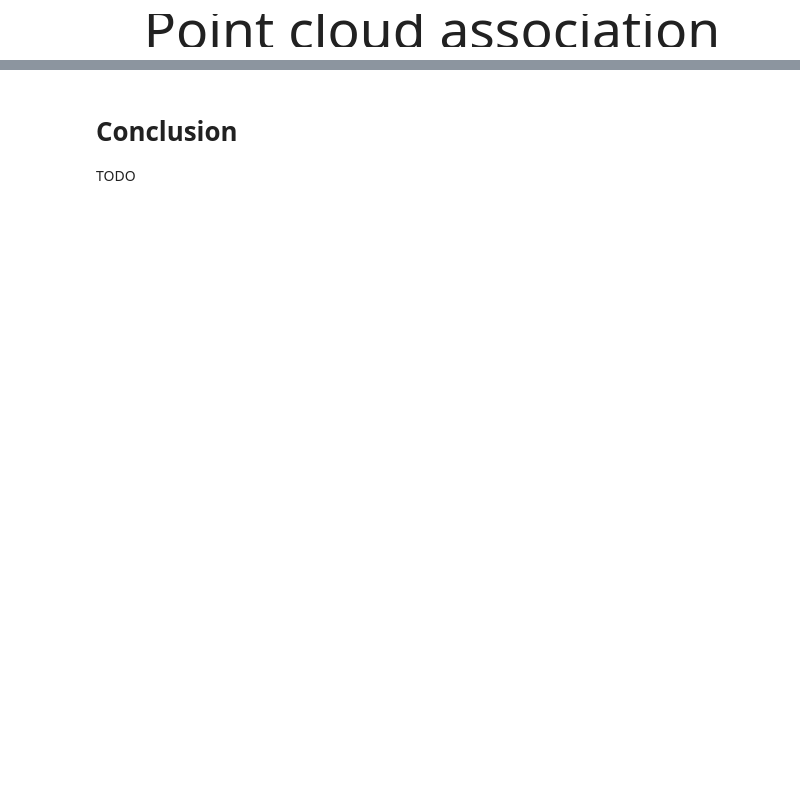
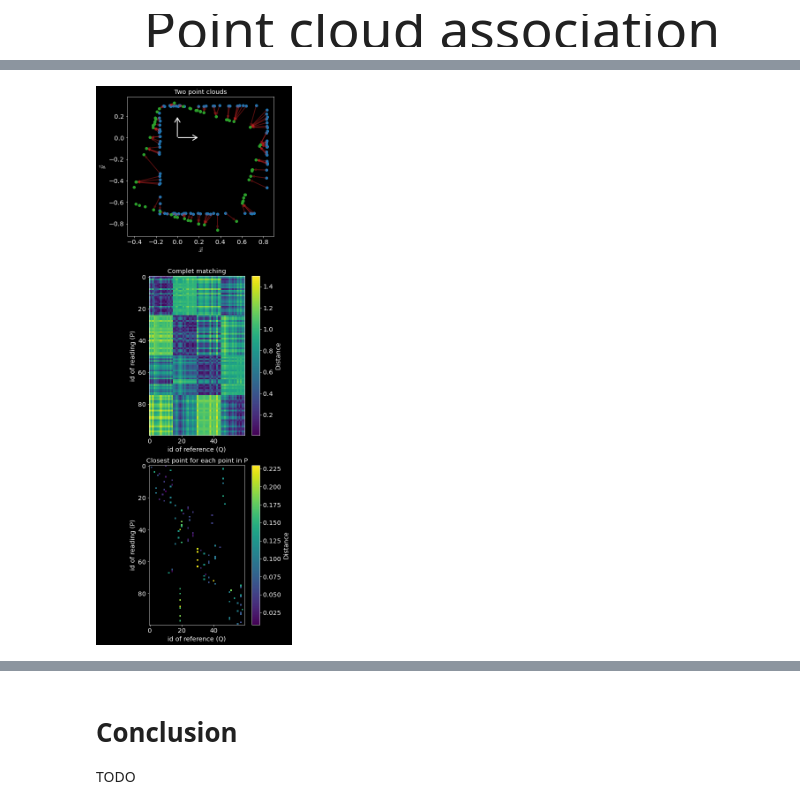
Before and after one commit to norlab-ulaval/percep3d_lessons, a Jupyter notebook: registration/2-lesson_association.ipynb, the cells around one changed output, grey strips where cells are left out. Cells and saved outputs as stored; diff of their text form; code cells hidden in the pictures; blank space fills up the shorter version.

Commit message:
finished lesson on matching

```diff
--- a/registration/2-lesson_association.ipynb
+++ b/registration/2-lesson_association.ipynb
@@ -107,0 +128,57 @@ with $\distance(\point{p}, \point{q})=\|\point{p}-\point{q}\|_2$.
+# %%
+# Generate two point clouds
+# TODO: change the parameter nb_pts to 1000
+P = build_room([1.2, 2.], [2.2, 1.5], angle=-0, nb_pts=100)[:2]
+Q = build_room([1.8, 2.], [2.8, 2.2], angle=-0.3, nb_pts=60)[:2]
+
+nb_pts_p = P.shape[1]
+nb_pts_q = Q.shape[1]
+
+# prepare data storage
+dist_mat = np.zeros([nb_pts_p, nb_pts_q])
+min_dist_mat = np.empty_like(dist_mat)
+min_dist_mat[:] = np.NaN
+match = np.empty(nb_pts_p, dtype=int)
+
+# compute the distance between all points
+for i,p in enumerate(P[:2].T):
+    for j,q in enumerate(Q[:2].T):
+        dist_mat[i,j] = np.linalg.norm(p - q)
+
+# keep the smallest distance for each point in P
+for i,p_dists in enumerate(dist_mat):
+    min_id = np.argmin(p_dists)
+    match[i] = min_id
+    min_dist_mat[i,min_id] = dist_mat[i,min_id]
+
+# compute the error to the shortest point (for display)
+# match is the set M in the text
+errors = Q[:,match] - P
+
+# -----------------------
+# plotting
+fig, axs = plt.subplots(nrows=3, ncols=1, figsize=(6,18))
+
+ax=axs[0]
+draw_point_clouds(ax, P=P, Q=Q, errors=errors, alpha=1.)
+ax.set_title("Two point clouds")
+
+ax=axs[1]
+cmap = ax.imshow(dist_mat)
+cbar = fig.colorbar(cmap, ax=ax)
+cbar.set_label('Distance')
+ax.set_title("Complet matching")
+ax.set_xlabel("id of reference (Q)")
+ax.set_ylabel("id of reading (P)")
+
+ax=axs[2]
+cmap = ax.imshow(min_dist_mat)
+cbar = fig.colorbar(cmap, ax=ax)
+cbar.set_label('Distance')
+ax.set_title("Closest point for each point in P")
+ax.set_xlabel("id of reference (Q)")
+ax.set_ylabel("id of reading (P)")
+
+fig.tight_layout()
+# %% [output]
+[figure, added]
```
Also changed, not shown: parts of 6 cells of this notebook, 1 other file.
